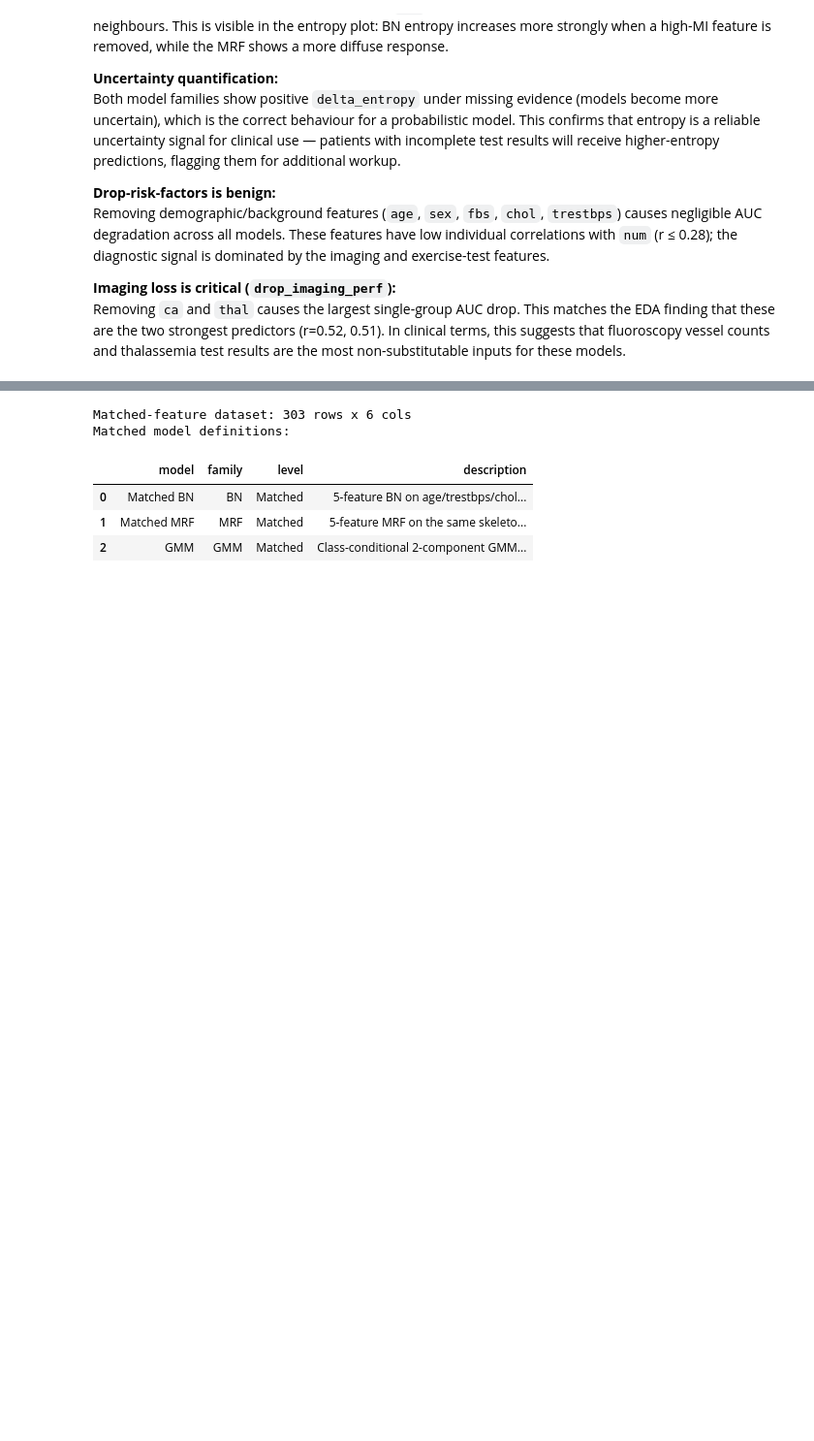
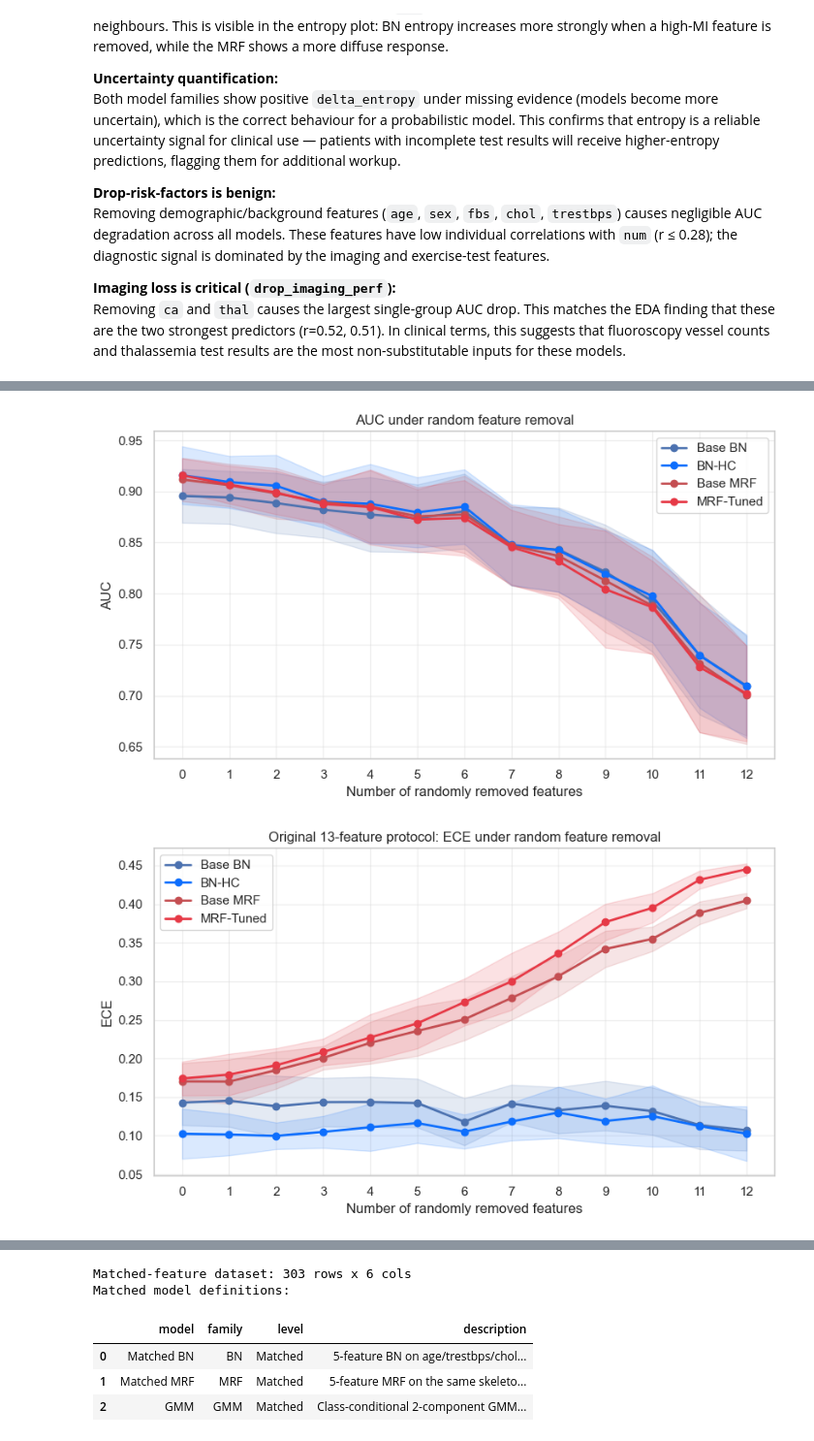
Before and after one commit to cheahcha/cs5340-project, a Jupyter notebook: robustness_experiments.ipynb, the cells around one changed output, grey strips where cells are left out. Shown at 97% size. Drawn from its saved outputs; the diff is of its cells as text; code cells hidden in the pictures; blank space fills up the shorter version.

```diff
--- a/robustness_experiments.ipynb
+++ b/robustness_experiments.ipynb
@@ -496,0 +523,18 @@ Removing `ca` and `thal` causes the largest single-group AUC drop. This matches
+# %%
+RANDOM_MISSING_COUNTS_13 = list(range(13))
+RANDOM_REPEATS_13 = 4
+
+random13_df = run_random_missingness(
+    df_disc,
+    feature_columns=ALL_FEATURES,
+    model_specs=model_specs,
+    missing_counts=RANDOM_MISSING_COUNTS_13,
+    repeats=RANDOM_REPEATS_13,
+    random_state=42,
+)
+random13_summary = summarize_random_missingness_results(
+    random13_df,
+    metrics=['auc', 'auc_drop', 'ece', 'ece_increase', 'mean_entropy', 'delta_entropy'],
+    model_order=MODEL_ORDER,
+)
+display(random13_summary)
@@ -496,0 +580,30 @@ Removing `ca` and `thal` causes the largest single-group AUC drop. This matches
+# %%
+plot_random_missingness_curves(
+    random13_df,
+    value_col='auc',
+    title='AUC under random feature removal',
+    ylabel='AUC',
+    model_order=MODEL_ORDER,
+    colors=RANDOM_COLORS_13,
+)
+
+plot_random_missingness_curves(
+    random13_df,
+    value_col='ece',
+    title='Original 13-feature protocol: ECE under random feature removal',
+    ylabel='ECE',
+    model_order=MODEL_ORDER,
+    colors=RANDOM_COLORS_13,
+)
+
+plot_random_missingness_curves(
+    random13_df,
+    value_col='mean_entropy',
+    title='Original 13-feature protocol: predictive entropy under random feature removal',
+    ylabel='Mean entropy (bits)',
+    model_order=MODEL_ORDER,
+    colors=RANDOM_COLORS_13,
+)
+# %% [output]
+[figure, added]
+[figure, added]
```
Also changed, not shown: parts of 16 cells of this notebook, 2 other files.
